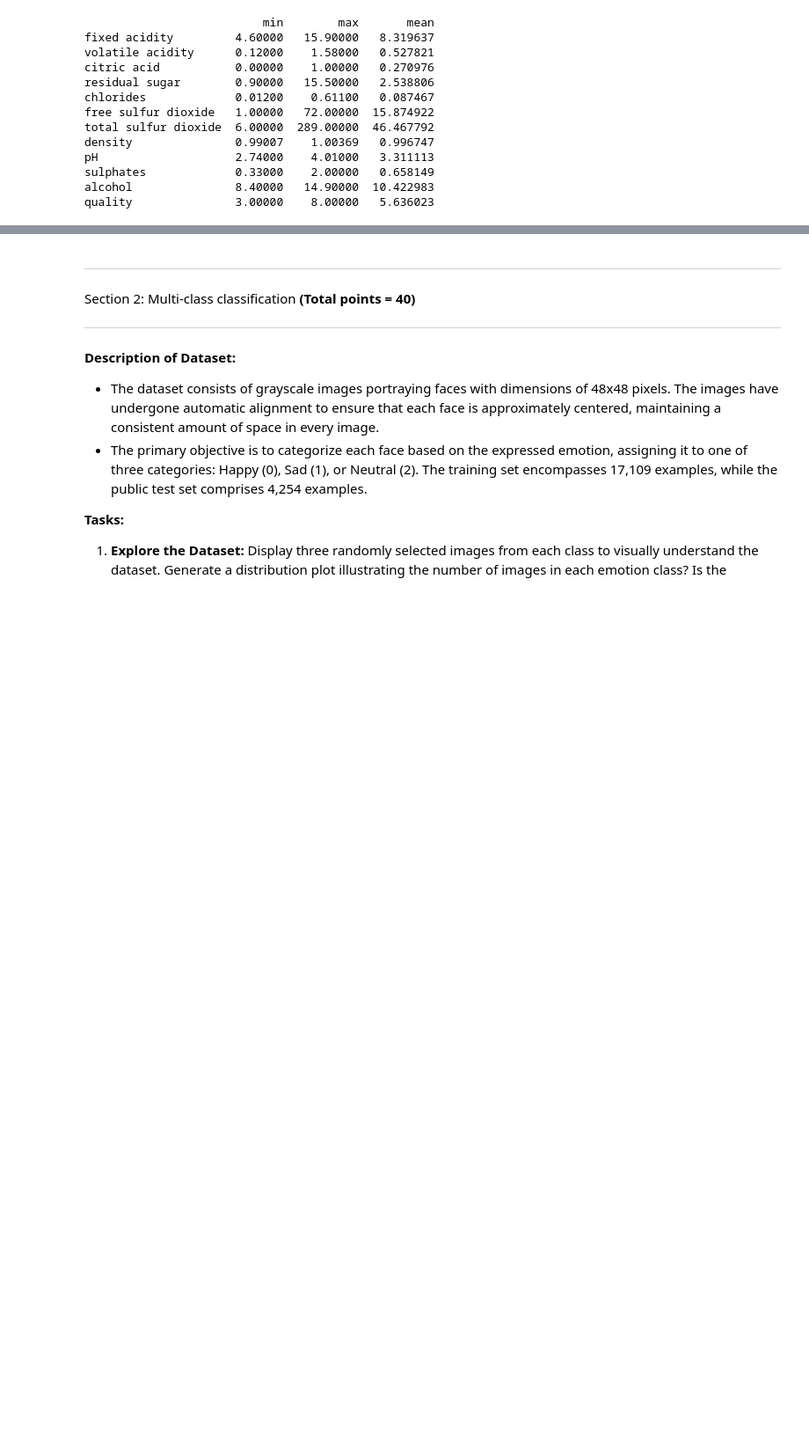
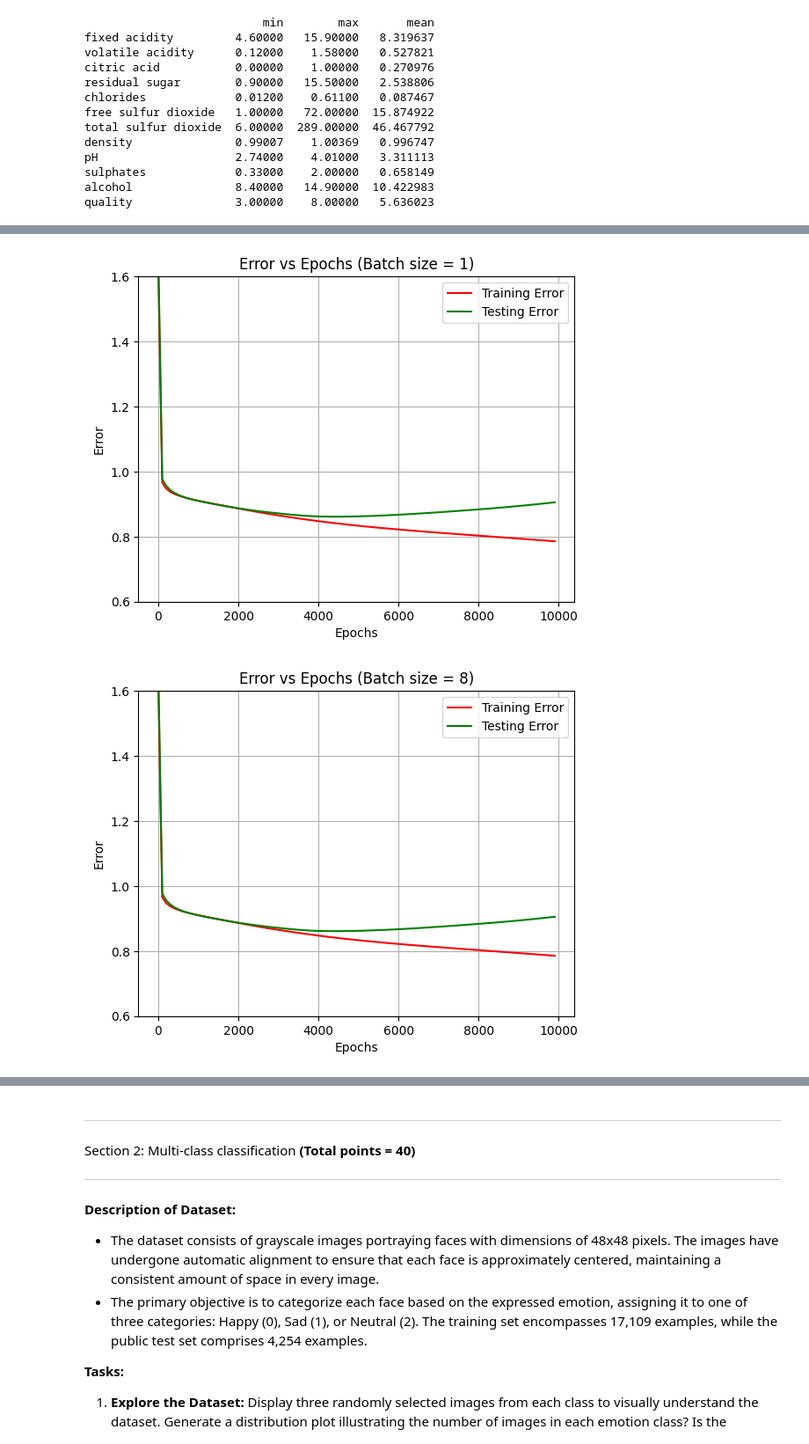
Before and after one commit to Aditya-Y-29/ML-Assignments, a Jupyter notebook: Assignment-3/2020csb1065_Aditya_Lab3.ipynb, the cells around one changed output, grey strips where cells are left out. Shown: that part at 88% size. Saved outputs shown, nothing was run; the diff lists cells and outputs as text; code cells hidden in the pictures; blank space fills up the shorter version.

```diff
--- a/Assignment-3/2020csb1065_Aditya_Lab3.ipynb
+++ b/Assignment-3/2020csb1065_Aditya_Lab3.ipynb
@@ -240,0 +281,8 @@ y_test = one_hot_encode(test_set['quality'].values)
+# %%
+activation_at_hidden = 'sigmoid'
+for batch_size in batch_sizes:
+    W1, b1, W2, b2, training_losses, testing_losses, epochs = train_MLP(X_train, y_train, X_test, y_test, hidden_units, num_classes, num_epochs, learning_rate, activation_at_hidden, batch_size)
+    plot_training_and_test_error_with_epochs(epochs, training_losses, testing_losses, batch_size)
+# %% [output]
+[figure, added]
+[figure, added]
```
Also changed, not shown: parts of 31 cells of this notebook.
